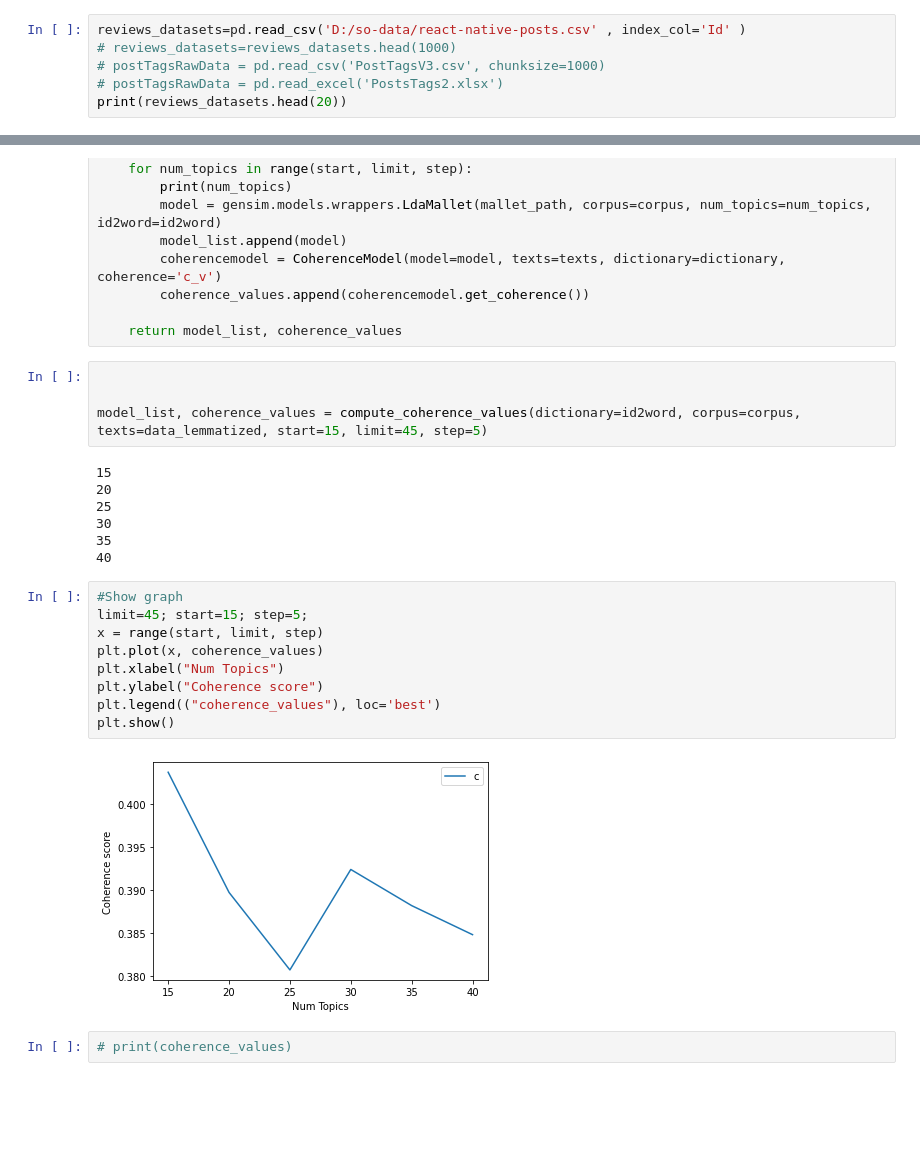
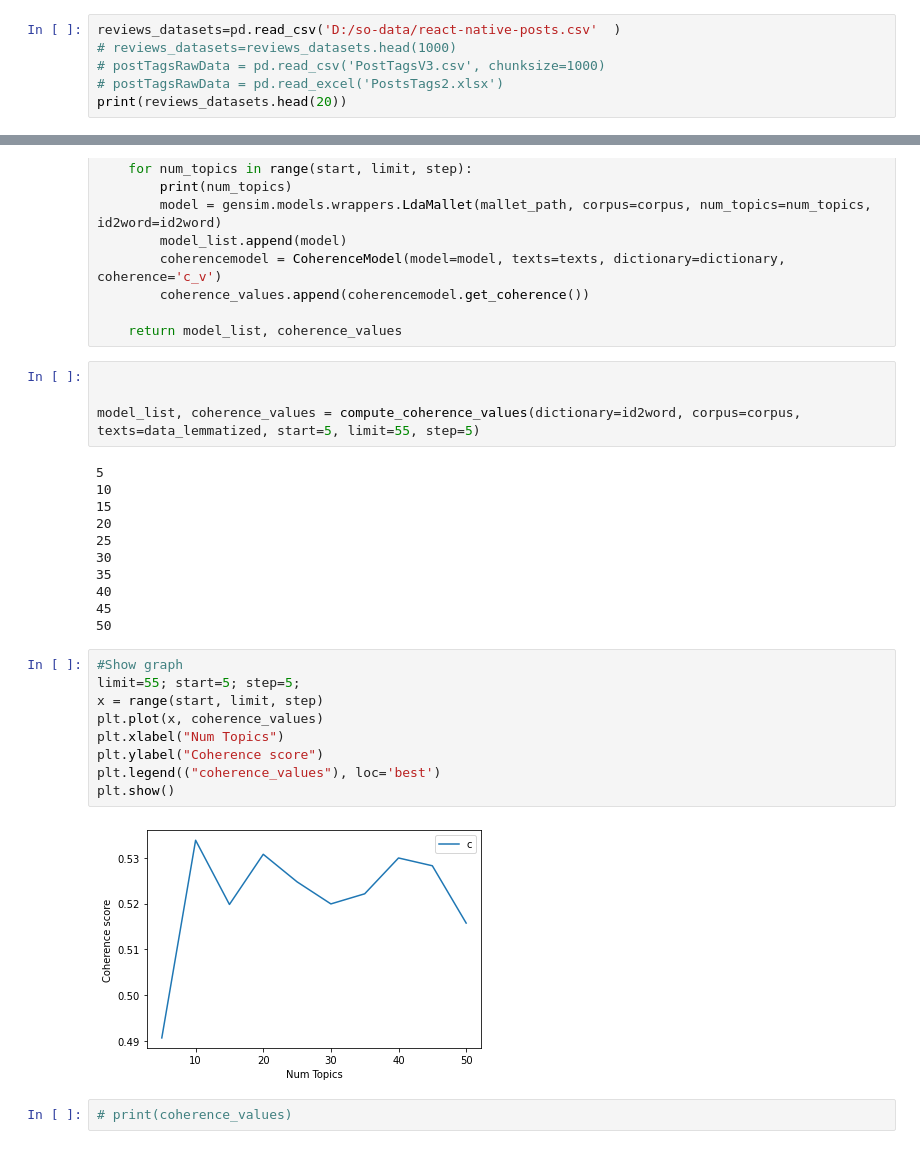
Before and after one commit to monjurmorshed793/cross-platform-so-data, a Jupyter notebook: topic-modeling-v2 -react-native.ipynb, the cells around one changed output, grey strips where cells are left out. Cells and saved outputs as stored; diff of their text form; blank space fills up the shorter version.

```diff
--- a/topic-modeling-v2 -react-native.ipynb
+++ b/topic-modeling-v2 -react-native.ipynb
@@ -53,7 +53,7 @@ nltk.download('stopwords')
 [nltk_data]   Package stopwords is already up-to-date!
 True
 # %%
-reviews_datasets=pd.read_csv('D:/so-data/react-native-posts.csv' , index_col='Id' )
+reviews_datasets=pd.read_csv('D:/so-data/react-native-posts.csv'  )
 # reviews_datasets=reviews_datasets.head(1000)
 # postTagsRawData = pd.read_csv('PostTagsV3.csv', chunksize=1000)
 # postTagsRawData = pd.read_excel('PostsTags2.xlsx')
@@ -335,25 +334,29 @@ def compute_coherence_values(dictionary, corpus, texts, limit, start=15, step=5)
 # %%
 
 
-model_list, coherence_values = compute_coherence_values(dictionary=id2word, corpus=corpus, texts=data_lemmatized, start=15, limit=45, step=5)
+model_list, coherence_values = compute_coherence_values(dictionary=id2word, corpus=corpus, texts=data_lemmatized, start=5, limit=55, step=5)
 # %% [output]
+5
+10
 15
 20
 25
 30
 35
 40
+45
+50
 # %%
 #Show graph
-limit=45; start=15; step=5;
+limit=55; start=5; step=5;
 x = range(start, limit, step)
 plt.plot(x, coherence_values)
 plt.xlabel("Num Topics")
 plt.ylabel("Coherence score")
 plt.legend(("coherence_values"), loc='best')
 plt.show()
 # %% [output]
-[figure, old version]
+[figure, new version]
 # %%
 # print(coherence_values)
 # %%
```
Also changed, not shown: parts of 8 cells of this notebook, 3 other files.
